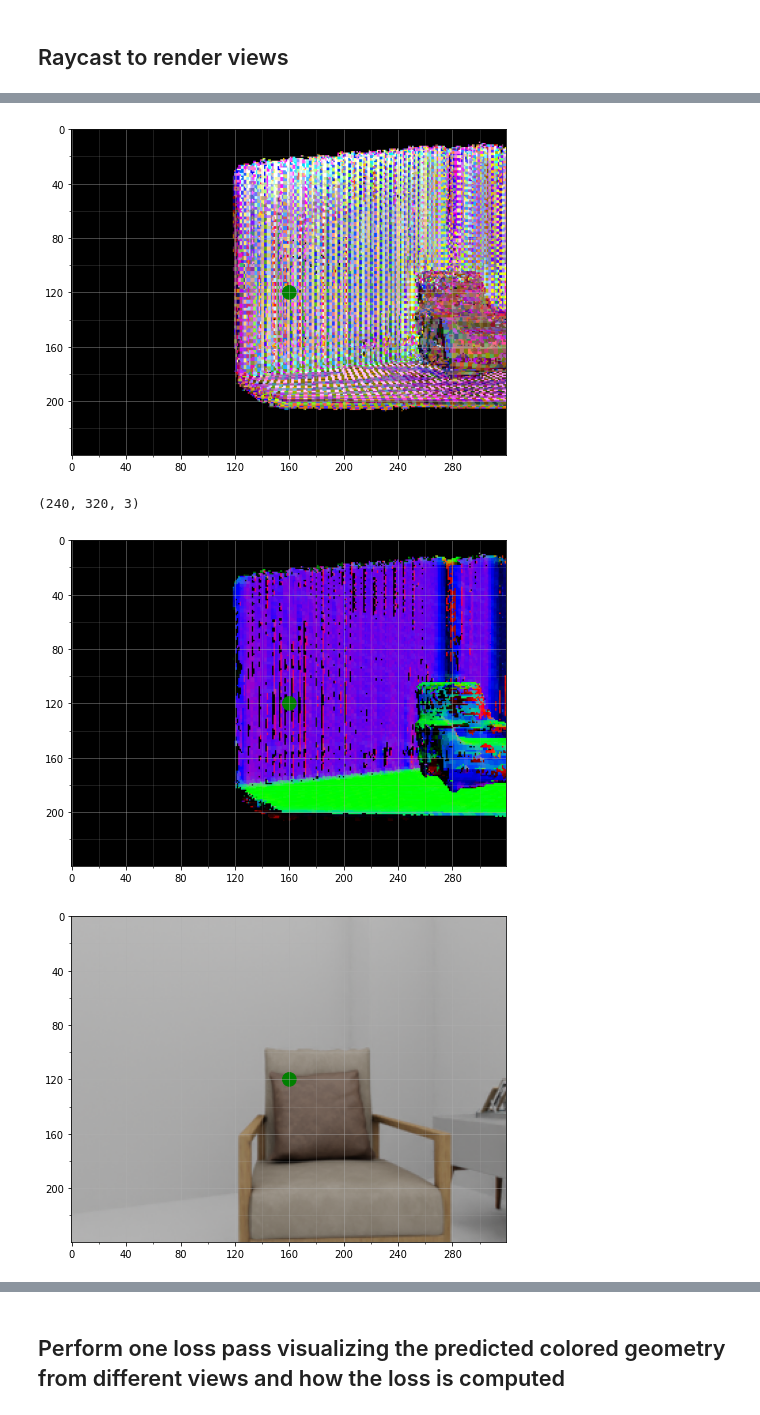
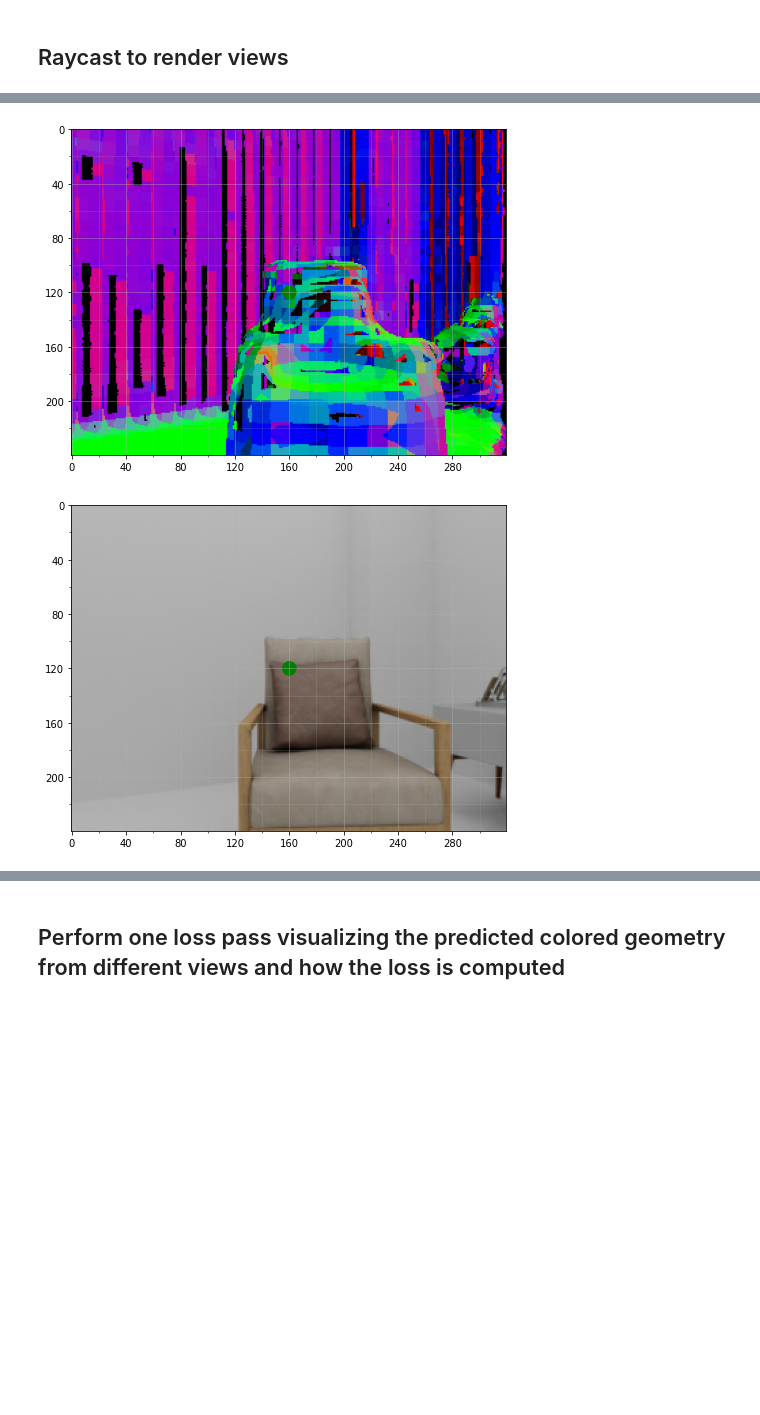
Before and after one commit to jdgalviss/panoptic-reconstruction, a Jupyter notebook: 02_loss.ipynb, the cells around one changed output, grey strips where cells are left out. Saved outputs shown, nothing was run; the diff lists cells and outputs as text; code cells hidden in the pictures; blank space fills up the shorter version.

```diff
--- a/02_loss.ipynb
+++ b/02_loss.ipynb
@@ -441,26 +559,27 @@ plot_image(input_img)
-# %%
-view_matrix = homogeneous_transform(T_C2W[:,:3,:3],T_C2W[:,:3,-1].transpose(0,1).unsqueeze(0)).to(device)
-
-target_normals = loss_util.compute_normals_sparse(locs, vals, sdf.shape[2:], transform=torch.inverse(view_matrix))
-raycast_color, _, raycast_normal = raycaster_rgbd(locs, vals, colors.contiguous(), target_normals, view_matrix, intrinsics)
-raycast_color = torch.fliplr(raycast_color[0]).unsqueeze(0)
-raycast_normal = torch.fliplr(raycast_normal[0]).unsqueeze(0)
-
-raycast_color_np = raycast_color[0].detach().cpu().numpy()
-raycast_normal_np = raycast_normal[0].detach().cpu().numpy()
-
-raycast_color_np[raycast_color_np<0.0] = 0.0
-raycast_color_np = (255.0*raycast_color_np).astype(np.uint8)
-plot_image(raycast_color_np)
-raycast_normal_np[raycast_normal_np<0.0] = 0.0
-raycast_normal_np = (255.0*raycast_normal_np).astype(np.uint8)
-print(raycast_normal_np.shape)
-plot_image(raycast_normal_np)
-
-input_img = Image.open('data/front3d/70f7c6c1-c48f-4106-bcef-40b80b84bbad/rgb_0005.png')
-plot_image(input_img)
-# %% [output]
-[figure, removed]
-(240, 320, 3)
-[figure, removed]
-[figure, removed]
+# %%
+T_CW = T_C2W.clone()
+offset = torch.FloatTensor([18.0,0.0,22.0])
+T_CW[:,:3,-1] += offset
+view_matrix = homogeneous_transform(T_CW[:,:3,:3],T_CW[:,:3,-1].transpose(0,1).unsqueeze(0)).to(device)
+
+target_normals = loss_util.compute_normals_sparse(locs, vals, sdf.shape[2:], transform=torch.inverse(view_matrix))
+raycast_color, _, raycast_normal = raycaster_rgbd(locs, vals, colors.contiguous(), target_normals, view_matrix, intrinsics)
+raycast_color = torch.fliplr(raycast_color[0]).unsqueeze(0)
+raycast_normal = torch.fliplr(raycast_normal[0]).unsqueeze(0)
+
+raycast_color_np = raycast_color[0].detach().cpu().numpy()
+raycast_normal_np = raycast_normal[0].detach().cpu().numpy()
+
+raycast_color_np[raycast_color_np<0.0] = 0.0
+raycast_color_np = (255.0*raycast_color_np).astype(np.uint8)
+# plot_image(raycast_color_np)
+raycast_normal_np[raycast_normal_np<0.0] = 0.0
+raycast_normal_np = (255.0*raycast_normal_np).astype(np.uint8)
+# print(raycast_normal_np.shape)
+plot_image(raycast_normal_np)
+
+input_img = Image.open('data/front3d/70f7c6c1-c48f-4106-bcef-40b80b84bbad/rgb_0005.png')
+plot_image(input_img)
+# %% [output]
+[figure, added]
+[figure, added]
```
Also changed, not shown: parts of 20 cells of this notebook, 4 other files.
